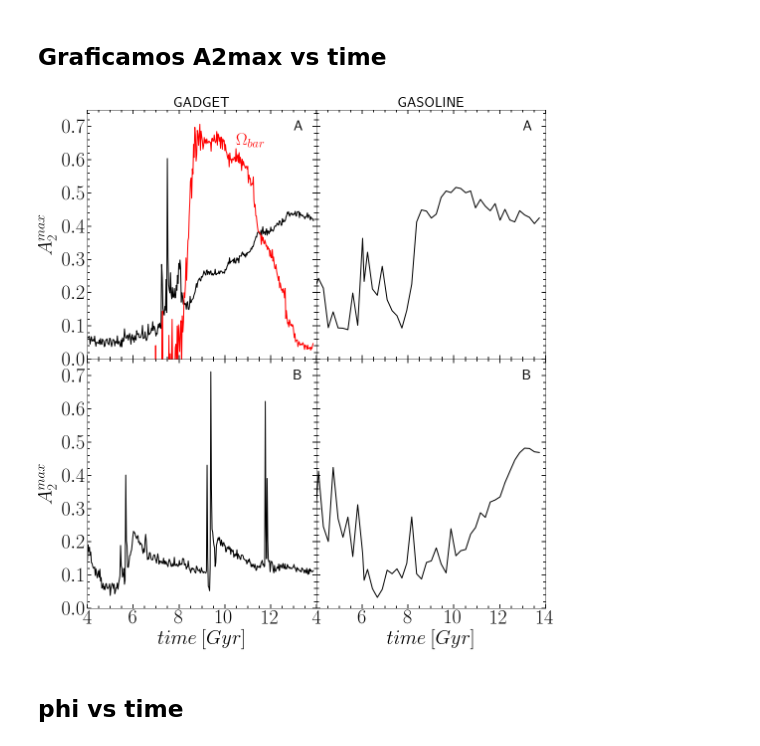
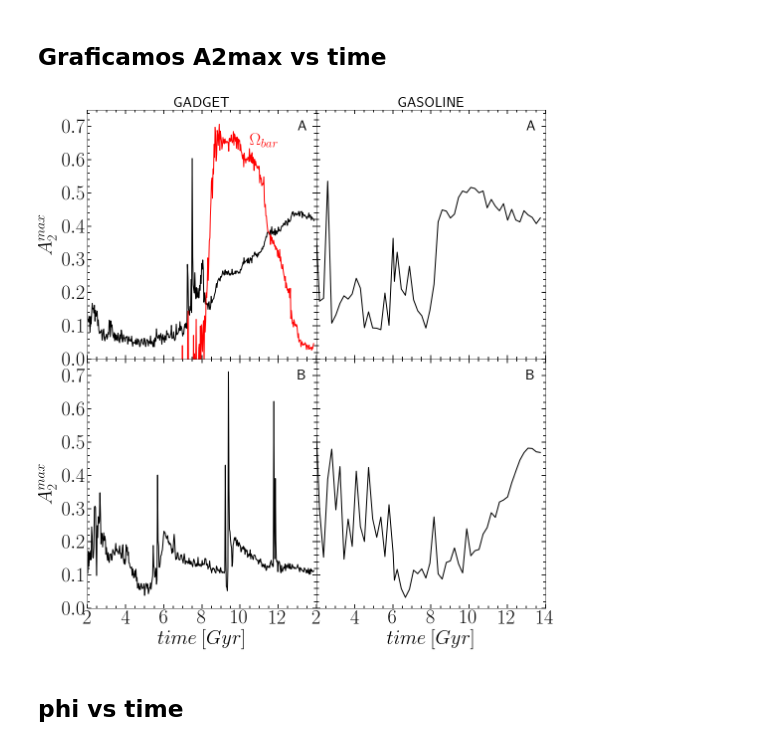
Before and after one commit to ornemarioni/Barras_GdGs, a Jupyter notebook: Barras_Gd/programs/A2maxvstime_simulaciones.ipynb, the cells around one changed output. Saved outputs shown, nothing was run; the diff lists cells and outputs as text; code cells hidden in the pictures.

```diff
--- a/Barras_Gd/programs/A2maxvstime_simulaciones.ipynb
+++ b/Barras_Gd/programs/A2maxvstime_simulaciones.ipynb
@@ -113,18 +121,22 @@ for isnap in snapshot:
 ## Cálculo A2max, rmax, phimax vs tiempo - GASOLINE
 # %%
 import h5py
-import rotation as rot
+import rotation_mio as rot
 import barstrength2 as strng
 
 a0=1
 
 vector = (1,2,4)
 vector2 = ('M31', 'MW')
-snapshot = np.loadtxt('/home/ornela/SimCLUES/Gasoline/snapshots.txt', dtype='string')
+
+#path = 'home/ornela/SimCLUES/'
+path = '/mnt/sersic2/omarioni/'
+
+snapshot = np.loadtxt(path + 'Gasoline/snapshots.txt', dtype='string')
 
 
 for j in range(len(snapshot)-1,0,-1):
-    snap = h5py.File('/home/ornela/SimCLUES/Gasoline/outputs2/snap_'+str('%s'%snapshot[j])+'.h5py', 'r')
+    snap = h5py.File(path + 'Gasoline/outputs2/snap_'+str('%s'%snapshot[j])+'.h5py', 'r')
 
 #     print snapshot[j]
 
@@ -194,16 +206,19 @@ for j in range(len(snapshot)-1,0,-1):
 
 #--------------------------------------------------------------------------------------------------------------------
 
-        archivo1 =  open('/home/ornela/PYTHON/Barras_GdGs/Barras_Gs/_data/'+str('%s'%vector3[i])+'_A2max_time.dat','a')
+        path2 = '/home/omarioni/Barras_GdGs/Barras_Gs/_data/'
+        archivo1 =  open(path2 + str('%s'%vector3[i])+'_A2max_time_new.dat','a')
         archivo1.write(str('%12.6f'% time) +'\t'+
                  str('%12.6f'% A2max) +'\t'+
                  str('%12.6f'% phimax) +'\t'+
                  str('%12.6f'% rmax) +'\n')
         archivo1.close()
+
+#archivo _new es el nuevo con las rotaciones bien hechas
 # %%
 # path = '/home/ornela/PYTHON/'
 path = '/home/omarioni/'
-M31_gd = np.loadtxt(path + 'Barras_GdGs/Barras_Gd/_data/M31_A2max_time.dat')
+M31_gd = np.loadtxt(path + 'Barras_GdGs/Barras_Gd/_data/M31_A2max_time_new.dat')
 time_M31gd  = M31_gd[:,0]
 A2max_M31gd = M31_gd[:,1]
 phim_M31gd  = M31_gd[:,2]
@@ -211,7 +226,7 @@ rmax_M31gd  = M31_gd[:,3]
 
 #------------------------------------------------------------------------------------------
 
-MW_gd = np.loadtxt(path + 'Barras_GdGs/Barras_Gd/_data/MW_A2max_time.dat')
+MW_gd = np.loadtxt(path + 'Barras_GdGs/Barras_Gd/_data/MW_A2max_time_new.dat')
 time_MWgd  = MW_gd[:,0]
 A2max_MWgd = MW_gd[:,1]
 phim_MWgd  = MW_gd[:,2]
@@ -219,14 +234,14 @@ rmax_MWgd  = MW_gd[:,3]
 
 #------------------------------------------------------------------------------------------
 
-M31_gs = np.loadtxt(path + 'Barras_GdGs/Barras_Gs/_data/M31_A2max_time.dat')
+M31_gs = np.loadtxt(path + 'Barras_GdGs/Barras_Gs/_data/M31_A2max_time_new.dat')
 time_M31gs  = M31_gs[:,0]
 A2max_M31gs = M31_gs[:,1]
 phim_M31gs  = M31_gs[:,2]
 rmax_M31gs  = M31_gs[:,3]
 
 #------------------------------------------------------------------------------------------
-MW_gs = np.loadtxt(path + 'Barras_GdGs/Barras_Gs/_data/MW_A2max_time.dat')
+MW_gs = np.loadtxt(path + 'Barras_GdGs/Barras_Gs/_data/MW_A2max_time_new.dat')
 time_MWgs  = MW_gs[:,0]
 A2max_MWgs = MW_gs[:,1]
 phim_MWgs  = MW_gs[:,2]
@@ -273,12 +288,12 @@ ax[0,0].plot(time_M31gd ,A2max_M31gd,'-', lw=2, color='k')
 ax[0,0].plot(tt ,(velocang-10)/10,'-', lw=2, color='r')
 # ax[0,0].plot(time_M31gd2 ,A2max_M31gd2,'-', lw=3, color='r')
 ax[0,0].set_ylabel(r'$A_{2}^{max}$', fontsize=40)
-ax[0,0].set_xticks([4,6,8,10,12,14])
+ax[0,0].set_xticks([2,4,6,8,10,12,14])
 ax[0,0].set_xticklabels([])
 ax[0,0].set_yticks([0.0,0.1,0.2,0.3,0.4,0.5,0.6,0.7])
 # ax[0,0].set_xticklabels([])
 ax[0,0].set_ylim(0,0.75)
-ax[0,0].set_xlim(4,14)
+ax[0,0].set_xlim(2,14)
 ax[0,0].minorticks_on()
 ax[0,0].tick_params( labelsize=40)
 ax[0,0].tick_params('both', length=5, width=1.8,which='minor', direction='in', right='on',top='on')
@@ -309,13 +324,13 @@ ax[0,0].text(10.5,0.65, r'$\Omega_{bar}$', fontsize= 35, color='r', ha='left', v
 # ax2=fig.add_subplot(222)
 ax[0,1].plot(time_M31gs ,A2max_M31gs,'-', lw=2, color='k')
 # ax[0,1].plot(time_M31gs2 ,A2max_M31gs2,'-',lw=3, color='r')
-ax[0,1].set_xticks([4,6,8,10,12,14])
+ax[0,1].set_xticks([2,4,6,8,10,12,14])
 ax[0,1].set_xticklabels([])
 ax[0,1].set_yticks([0.0,0.1,0.2,0.3,0.4,0.5,0.6,0.7])
 ax[0,1].set_yticklabels([])
 # ax[0,1].set_yticks([])
 ax[0,1].set_ylim(0,0.75)
-ax[0,1].set_xlim(4,14)
+ax[0,1].set_xlim(2,14)
 ax[0,1].minorticks_on()
 ax[0,1].tick_params( labelsize=40)
 ax[0,1].tick_params('both', length=5, width=1.8,which='minor', direction='in', right='on',top='on')
@@ -342,12 +357,12 @@ ax[0,1].text(13, 0.7, 'A', fontsize=30, color='k', ha='left', va='center')
 ax[1,0].plot(time_MWgd ,A2max_MWgd,'-', lw=2, color='k')
 # ax[1,0].plot(time_MWgd2 ,A2max_MWgd2,'-', lw=3, color='r')
 
-ax[1,0].set_xticks([4,6,8,10,12])
+ax[1,0].set_xticks([2,4,6,8,10,12])
 ax[1,0].set_yticks([0.0,0.1,0.2,0.3,0.4,0.5,0.6,0.7])
 # ax[0,0].set_xticklabels([])
 ax[1,0].set_ylabel(r'$A_{2}^{max}$', fontsize=40)
 ax[1,0].set_xlabel(r'$time\:[Gyr]$', fontsize=40)
-ax[1,0].set_xlim(4,14)
+ax[1,0].set_xlim(2,14)
 ax[1,0].set_ylim(0,0.75)
 ax[1,0].minorticks_on()
 ax[1,0].tick_params( labelsize=40)
@@ -373,38 +388,38 @@ ax[1,0].text(13, 0.7, 'B', fontsize=30, color='k', ha='left', va='center')
 # # ax4=fig.add_subplot(224)
 ax[1,1].plot(time_MWgs ,A2max_MWgs,'-', lw=2, color='k')
 # ax[1,1].plot(time_MWgs2 ,A2max_MWgs2,'-', lw=3, color='r')
-ax[1,1].set_xticks([4,6,8,10,12,14])
+ax[1,1].set_xticks([2,4,6,8,10,12,14])
 ax[1,1].set_yticks([0.0,0.1,0.2,0.3,0.4,0.5,0.6,0.7])
 # ax[0,0].set_xticklabels([])
 ax[1,1].set_yticklabels([])
 ax[1,1].set_xlabel(r'$time\:[Gyr]$', fontsize=40)
-ax[1,1].set_xlim(4,14)
+ax[1,1].set_xlim(2,14)
 ax[1,1].set_ylim(0,0.75)
 ax[1,1].minorticks_on()
 ax[1,1].tick_params( labelsize=40)
 ax[1,1].tick_params('both', length=5, width=1.8,which='minor', direction='in', right='on',top='on')
 ax[1,1].tick_params('both', length=8, width=1.8,which='major', direction='in', right='on',top='on')
 
 # ax3 = ax[1,1].twinx()
 # ax3.set_xticks([2,4,6,8,10,12,14])
 # ax3.set_yticks([8,10,12,14,16])
 # ax3.set_ylabel(r'$\Omega_{bar}$', fontsize=40)
 # # ax[0,0].set_xticklabels([])
 # ax3.set_ylim(7.5,18)
 # ax3.set_xlim(2,14)
 # ax3.minorticks_on()
 # ax3.tick_params( labelsize=40)
 # ax3.tick_params('both', length=5, width=1.8,which='minor', direction='in', right='on',top='on')
 # ax3.tick_params('both', length=8, width=1.8,which='major', direction='in', right='on',top='on')
 
 ax[1,1].text(13, 0.7, 'B', fontsize=30, color='k', ha='left', va='center')
 
 # fig.savefig('/home/ornela/overleaf/13216980csjxswjndpmj/A2max_time.pdf', dpi = 100, xxbox_inches='tight')
-fig.savefig('/home/omarioni/Barras_GdGs/Barras_Gd/_imagenes/A2max_time.pdf', dpi = 100, xxbox_inches='tight')
+fig.savefig('/home/omarioni/Barras_GdGs/Barras_Gd/_imagenes/A2max_time_new.pdf', dpi = 100, xxbox_inches='tight')
 
 plt.show()
 # %% [output]
-[figure, old version]
+[figure, new version]
 # %% [markdown]
 ## phi vs time
 # %%
```
Also changed, not shown: parts of 4 cells of this notebook, 9 other files.
